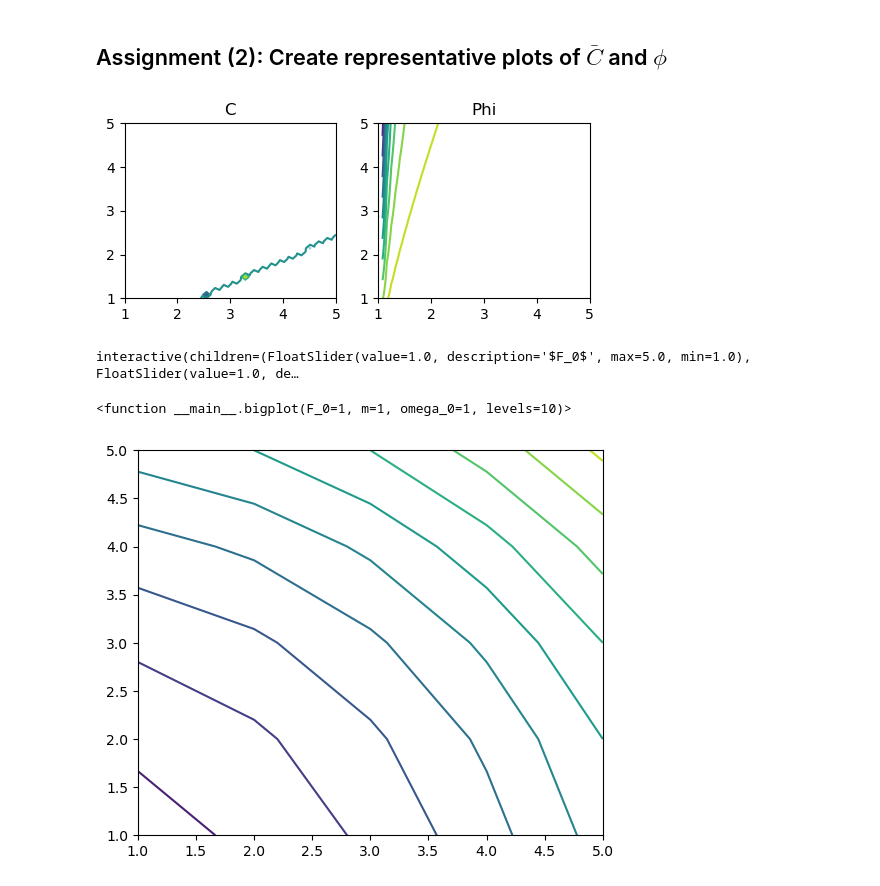
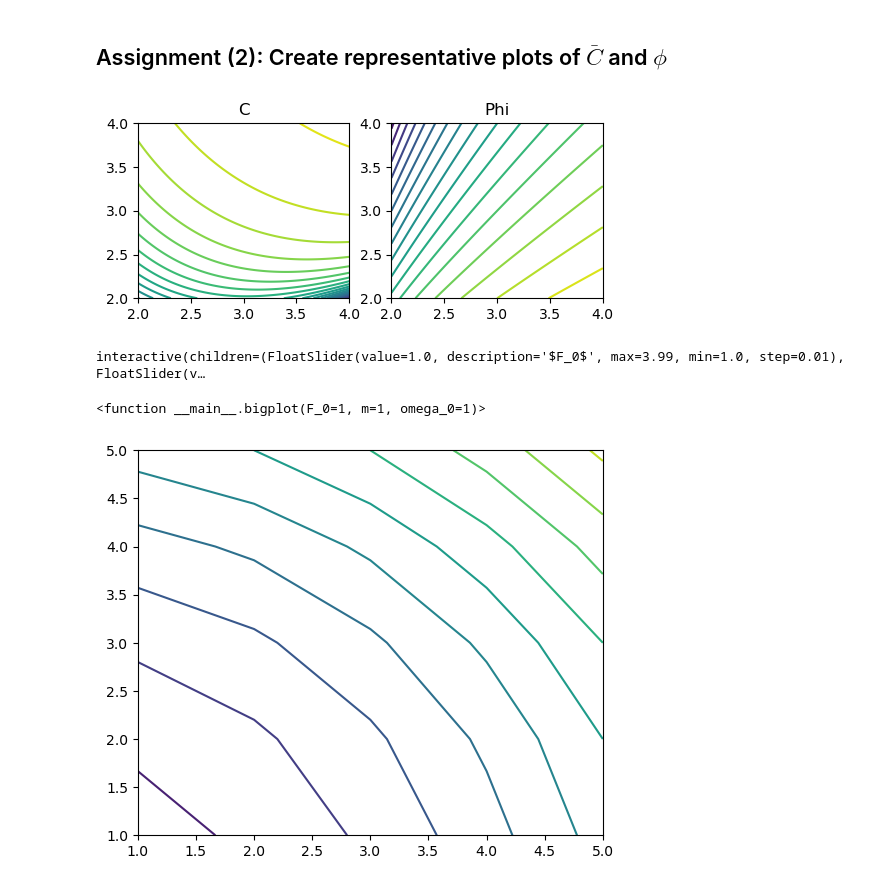
Before and after one commit to Phys3510-Fall2024/intro-to-sympy-overgrownmoon, a Jupyter notebook: intro-to-sympy.ipynb, the cells around one changed output. Cells and saved outputs as stored; diff of their text form; code cells hidden in the pictures.

Commit message:
hw 9 corrected? i changed the max and min values and it looks ok now?

```diff
--- a/intro-to-sympy.ipynb
+++ b/intro-to-sympy.ipynb
@@ -184,44 +184,44 @@ import numpy as np
 from ipywidgets import interact, FloatSlider, IntSlider
 
 #the variables
-def bigplot(F_0=1, m=1, omega_0=1, levels=10):
+def bigplot(F_0=1, m=1, omega_0=1):
 
-    omega = np.linspace(1, 5, 50)
-    gamma = np.linspace(1, 5, 50)
+    omega = np.linspace(2, 4, 150)
+    gamma = np.linspace(2, 4, 150)
     Omega, Gamma = np.meshgrid(omega, gamma)
 
 
 #the eqs. issue: which variable should i use as x? how do i plot multivariable functions?
 
     Cfunc = (F_0/m) / ((omega_0**2 - Omega**2)**2 - 4*Gamma**2 * Omega**2)
     Phifunc = (2*Gamma*Omega) / (omega_0**2 - Omega**2)
 
     plt.figure(figsize=(6, 5))
 
     plt.subplot(2, 2, 1)
-    plot_C = plt.contour(Omega, Gamma, Cfunc, levels=10, cmap="viridis")
+    plot_C = plt.contour(Omega, Gamma, Cfunc, levels=20, cmap="viridis")
     plt.title("C")
 
     plt.subplot(2, 2, 2)
-    plot_Phi = plt.contour(Omega, Gamma, Phifunc, levels=10, cmap="viridis")
+    plot_Phi = plt.contour(Omega, Gamma, Phifunc, levels=20, cmap="viridis")
     plt.title("Phi")
 
 
     plt.show()
 
 bigplot()
 
 interact(bigplot,
-         F_0 = FloatSlider(min=1, max=5, step=0.1, value=1, description="$F_0$"),
-         m = FloatSlider(min=1, max=5, step=0.1, value=1, description="m"),
-         omega_0 = FloatSlider(min=1, max=5, step=0.1, value=1, description="$\omega_0$")
+         F_0 = FloatSlider(min=1, max=3.99, step=0.01, value=1, description="$F_0$"),
+         m = FloatSlider(min=1, max=3.99, step=0.01, value=1, description="m"),
+         omega_0 = FloatSlider(min=1, max=3.99, step=0.01, value=1, description="$\omega_0$") #doesnt throw me divide by 0 error between these values?
         )
 
 #im not convinced i did this right but i did my best
 # %% [output]
-[figure, old version]
+[figure, new version]
-interactive(children=(FloatSlider(value=1.0, description='$F_0$', max=5.0, min=1.0), FloatSlider(value=1.0, de…
+interactive(children=(FloatSlider(value=1.0, description='$F_0$', max=3.99, min=1.0, step=0.01), FloatSlider(v…
-<function __main__.bigplot(F_0=1, m=1, omega_0=1, levels=10)>
+<function __main__.bigplot(F_0=1, m=1, omega_0=1)>
 # %%
 x = np.linspace(1, 5, 5)
 y = np.linspace(1, 5 ,5)
```
Also changed, not shown: parts of 1 cell of this notebook.
